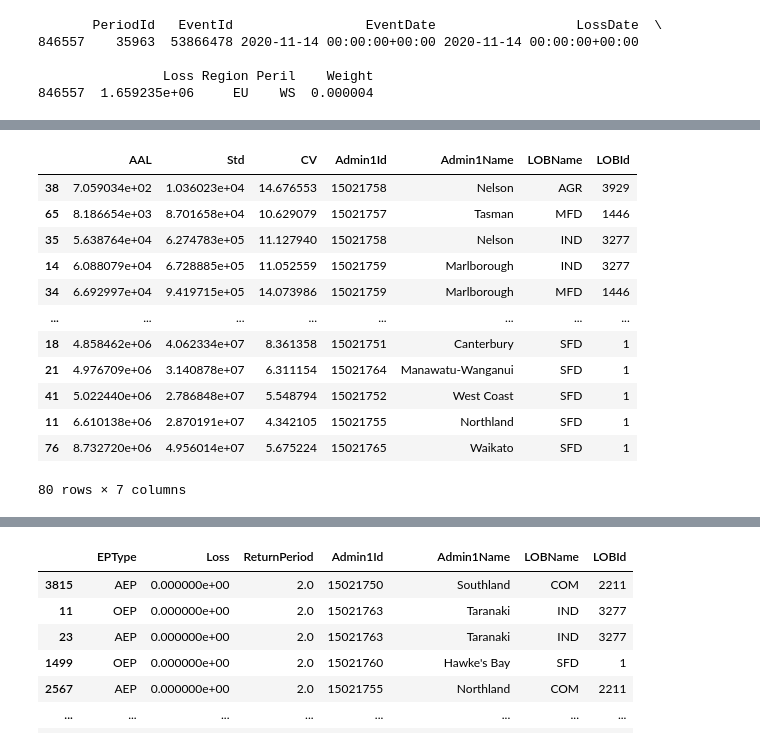
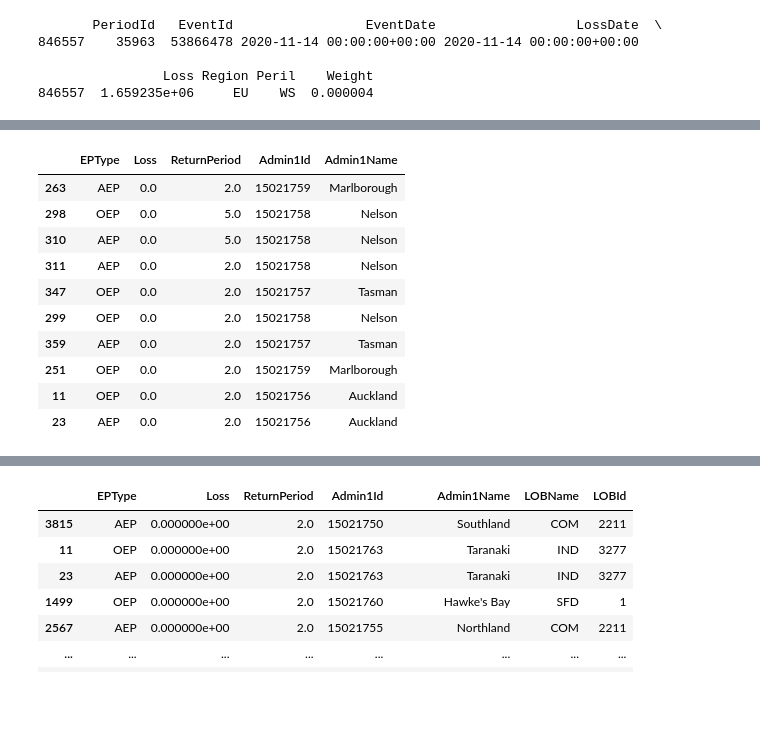
Before and after one commit to Rishinr1/ILC_TASK_2_RESOLUTION, a Jupyter notebook: check_df.ipynb, the cells around one changed output, grey strips where cells are left out. Saved outputs shown, nothing was run; the diff lists cells and outputs as text; code cells hidden in the pictures; blank space fills up the shorter version.

```diff
--- a/check_df.ipynb
+++ b/check_df.ipynb
@@ -210,9 +210,9 @@ def read_and_process_parquet_files(directory):
 
     return combined_df
 
-# Example usage
-dir6 = r"D:\RISHIN\TESTING\TEST_9\ILC2024_NZFL_EP_PLA_NZD_Losses\STATS\Admin1\GU"
-dir7 = r"W:\STATS\Admin1\GU"
+# Directory path
+dir6 = r'D:\RISHIN\TESTING\TEST_15\ILC2024_NZFL_EP_PLA_NZD_Losses\EP\Admin1\GR'
+dir7 = r'D:\RISHIN\TESTING\TEST_15\ILC2024_NZFL_EP_PLA_NZD_Losses\EP\Admin1\GR'
 
 df1 = read_and_process_parquet_files(dir6)
 df2 = read_and_process_parquet_files(dir7)
@@ -253,16 +264,14 @@ KeyError: 'AAL'
 # %%
-df2.sort_values('AAL')
+df2.sort_values('Loss').head(10)
 # %% [output]
-|  | AAL | Std | CV | Admin1Id | Admin1Name | LOBName | LOBId |
-| 38 | 7.059034e+02 | 1.036023e+04 | 14.676553 | 15021758 | Nelson | AGR | 3929 |
-| 65 | 8.186654e+03 | 8.701658e+04 | 10.629079 | 15021757 | Tasman | MFD | 1446 |
-| 35 | 5.638764e+04 | 6.274783e+05 | 11.127940 | 15021758 | Nelson | IND | 3277 |
-| 14 | 6.088079e+04 | 6.728885e+05 | 11.052559 | 15021759 | Marlborough | IND | 3277 |
-| 34 | 6.692997e+04 | 9.419715e+05 | 14.073986 | 15021759 | Marlborough | MFD | 1446 |
-| ... | ... | ... | ... | ... | ... | ... | ... |
-| 18 | 4.858462e+06 | 4.062334e+07 | 8.361358 | 15021751 | Canterbury | SFD | 1 |
-| 21 | 4.976709e+06 | 3.140878e+07 | 6.311154 | 15021764 | Manawatu-Wanganui | SFD | 1 |
-| 41 | 5.022440e+06 | 2.786848e+07 | 5.548794 | 15021752 | West Coast | SFD | 1 |
-| 11 | 6.610138e+06 | 2.870191e+07 | 4.342105 | 15021755 | Northland | SFD | 1 |
-| 76 | 8.732720e+06 | 4.956014e+07 | 5.675224 | 15021765 | Waikato | SFD | 1 |
+|  | EPType | Loss | ReturnPeriod | Admin1Id | Admin1Name |
+| 263 | AEP | 0.0 | 2.0 | 15021759 | Marlborough |
+| 298 | OEP | 0.0 | 5.0 | 15021758 | Nelson |
+| 310 | AEP | 0.0 | 5.0 | 15021758 | Nelson |
+| 311 | AEP | 0.0 | 2.0 | 15021758 | Nelson |
+| 347 | OEP | 0.0 | 2.0 | 15021757 | Tasman |
+| 299 | OEP | 0.0 | 2.0 | 15021758 | Nelson |
+| 359 | AEP | 0.0 | 2.0 | 15021757 | Tasman |
+| 251 | OEP | 0.0 | 2.0 | 15021759 | Marlborough |
+| 11 | OEP | 0.0 | 2.0 | 15021756 | Auckland |
+| 23 | AEP | 0.0 | 2.0 | 15021756 | Auckland |
-80 rows × 7 columns
```
Also changed, not shown: parts of 16 cells of this notebook, 4 other files.
